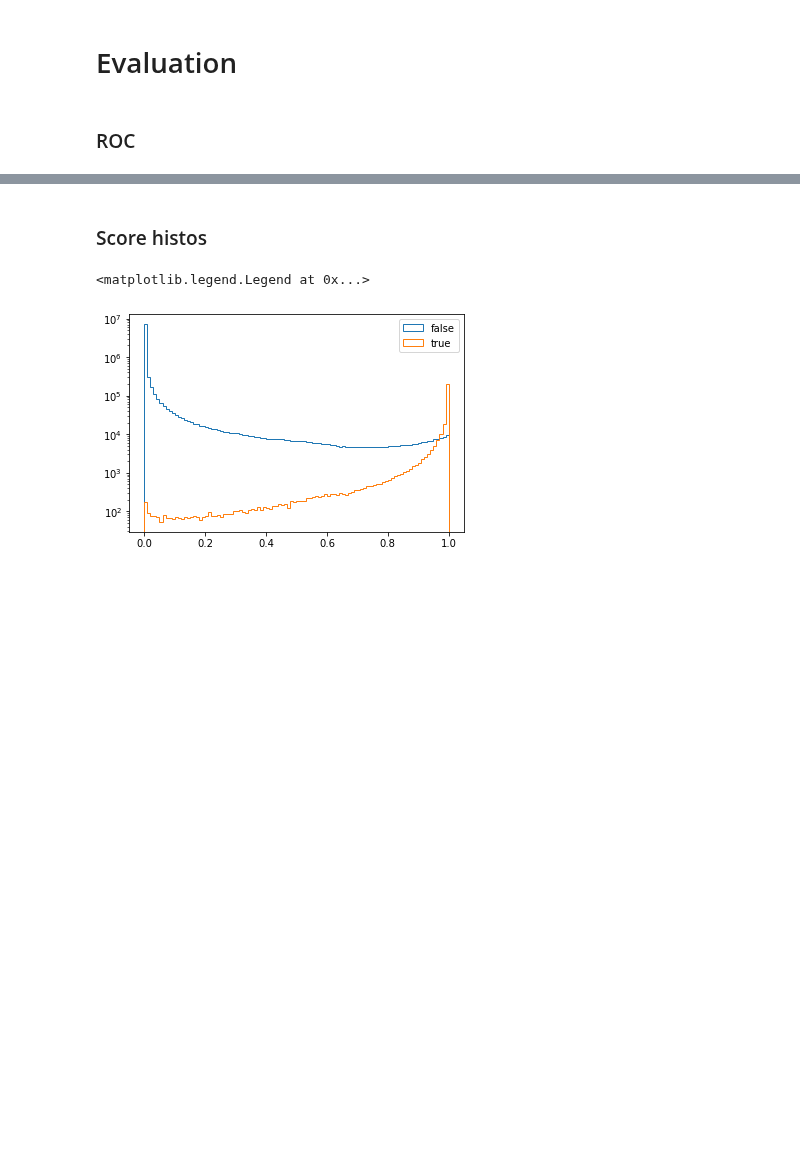
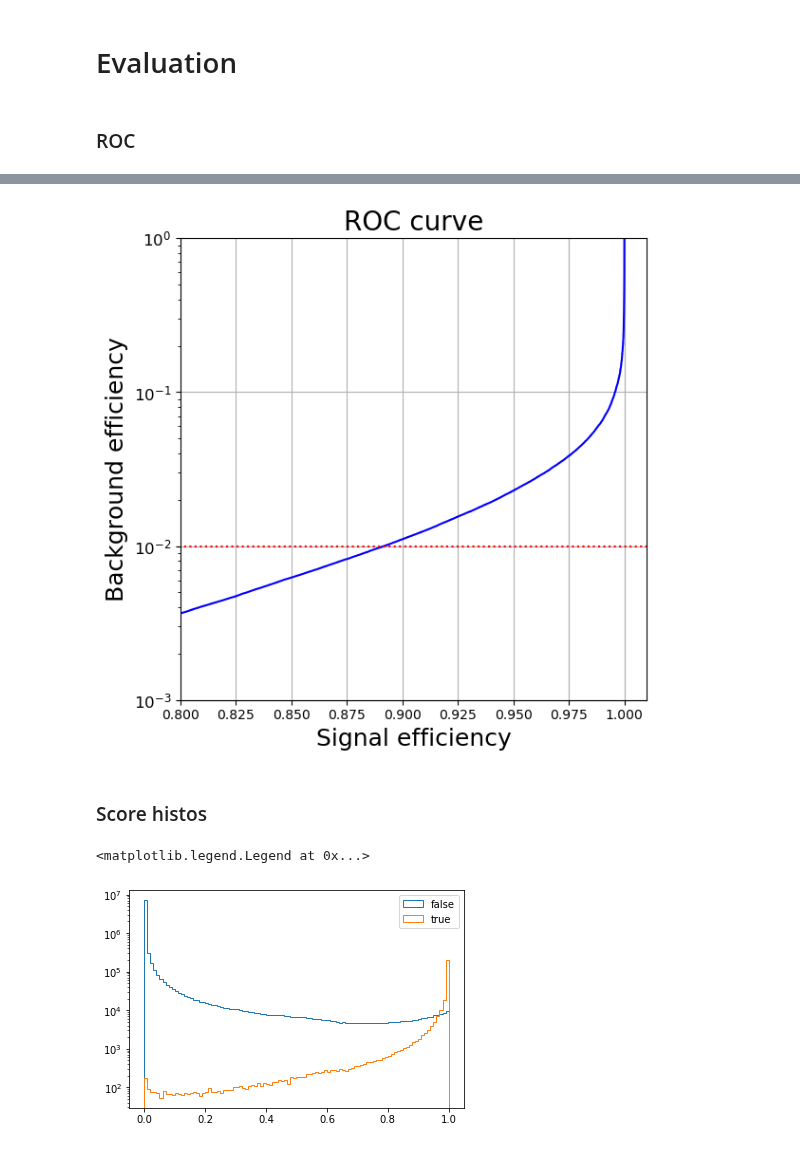
Before and after one commit to valsdav/DeepSuperCluster, a Jupyter notebook: Evaluation/ValidationPlots.ipynb, the cells around one changed output, grey strips where cells are left out. Saved outputs shown, nothing was run; the diff lists cells and outputs as text; code cells hidden in the pictures; blank space fills up the shorter version.

```diff
--- a/Evaluation/ValidationPlots.ipynb
+++ b/Evaluation/ValidationPlots.ipynb
@@ -16,8 +16,8 @@ mpl.rcParams["image.origin"] = 'lower'
 ## Load model
 # %%
 from keras.models import load_model
-model = load_model("../models/model8_balanced.hd5")
-scaler = pickle.load(open("../models/scaler.pkl", "rb"))
+model = load_model("../models/model11_balanced_100_80_50.hd5")
+scaler = pickle.load(open("../models/scaler_gamma_electrons.pkl", "rb"))
 # %% [output]
 Using TensorFlow backend.
 WARNING: Logging before flag parsing goes to stderr.
@@ -116,3 +164,26 @@ fig.tight_layout()
+# %%
+fp , tp, th = roc_curve(y_test, pred)
+fig, ax1 = plt.subplots(figsize=(6,6), dpi=100)
+ax1.plot(tp, fp,label="roc", color="blue")
+ax1.plot((0,1.01),(0.01, 0.01), linestyle="dotted" , color="red")
+
+ax1.set_xlabel("Signal efficiency", fontsize=18)
+ax1.set_ylabel("Background efficiency", fontsize=18)
+ax1.set_ylim(0.001, 1)
+ax1.set_xlim(0.8, 1.01)
+ax1.set_yscale("log")
+#ax1.plot([0,1],[1,1],"b--")
+ax1.tick_params("y",labelsize="large")
+#ax1.tick_params("x",labelsize="large")
+
+ax1.set_title("ROC curve", fontsize=20)
+
+ax1.grid("y")
+#ax2.text(x = 0.048, y = 1.01, s=f"AUC={auc:.3f}", fontsize="large")
+
+fig.tight_layout()
+# %% [output]
+[figure, added]
 # %% [markdown]
 ### Score histos
 # %%
```
Also changed, not shown: parts of 8 cells of this notebook, 2 other files.
